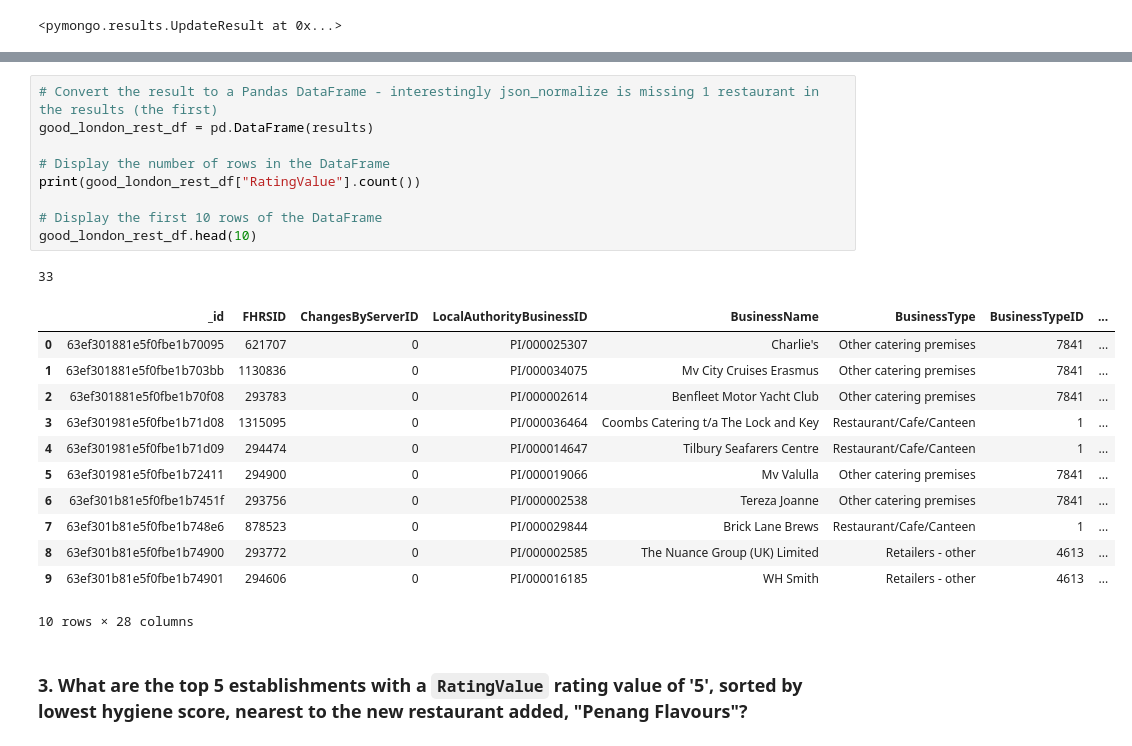
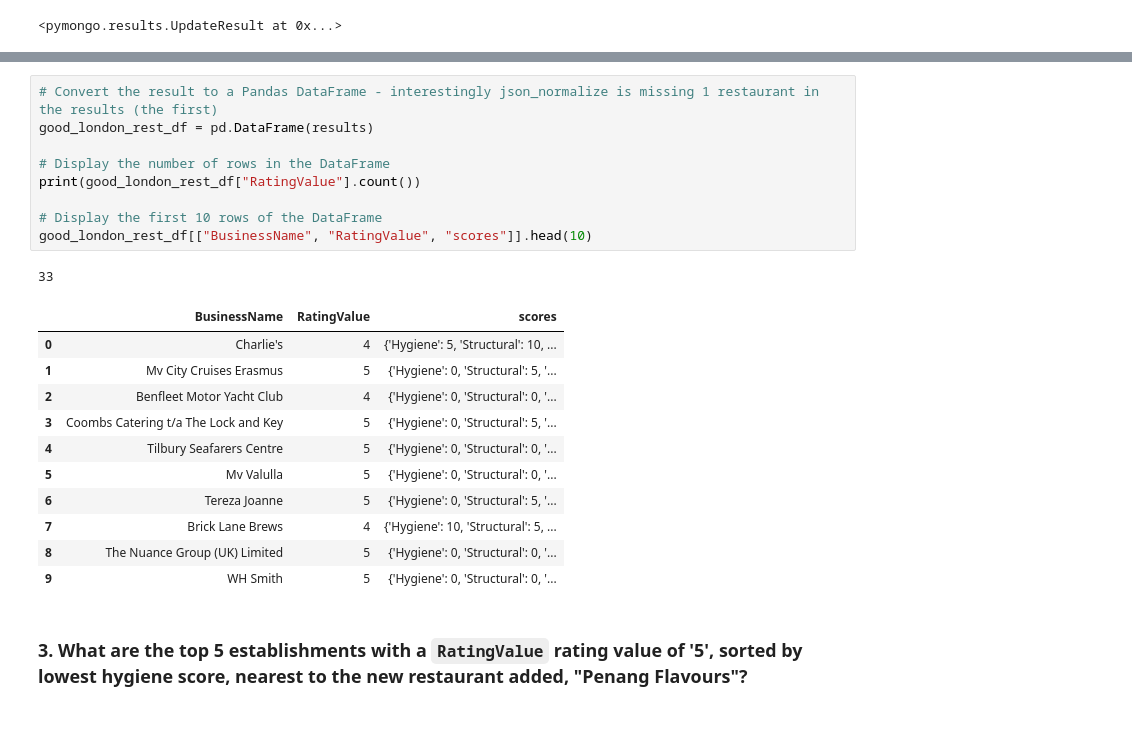
Before and after one commit to truongjo4/nosql-challenge, a Jupyter notebook: Scripts/NoSQL_analysis.ipynb, the cells around one changed output, grey strips where cells are left out. Drawn from its saved outputs; the diff is of its cells as text.

```diff
--- a/Scripts/NoSQL_analysis_starter.ipynb
+++ b/Scripts/NoSQL_analysis.ipynb
@@ -122,26 +123,25 @@ There are 33 restaurants in London with a rating score of 4 or over.
 # %%
 # Convert the result to a Pandas DataFrame - interestingly json_normalize is missing 1 restaurant in the results (the first)
 good_london_rest_df = pd.DataFrame(results)
 
 # Display the number of rows in the DataFrame
 print(good_london_rest_df["RatingValue"].count())
 
 # Display the first 10 rows of the DataFrame
-good_london_rest_df.head(10)
+good_london_rest_df[["BusinessName", "RatingValue", "scores"]].head(10)
 # %% [output]
 33
-|  | _id | FHRSID | ChangesByServerID | LocalAuthorityBusinessID | BusinessName | BusinessType | BusinessTypeID | ... |
-| 0 | 63ef301881e5f0fbe1b70095 | 621707 | 0 | PI/000025307 | Charlie's | Other catering premises | 7841 | ... |
-| 1 | 63ef301881e5f0fbe1b703bb | 1130836 | 0 | PI/000034075 | Mv City Cruises Erasmus | Other catering premises | 7841 | ... |
-| 2 | 63ef301881e5f0fbe1b70f08 | 293783 | 0 | PI/000002614 | Benfleet Motor Yacht Club | Other catering premises | 7841 | ... |
-| 3 | 63ef301981e5f0fbe1b71d08 | 1315095 | 0 | PI/000036464 | Coombs Catering t/a The Lock and Key | Restaurant/Cafe/Canteen | 1 | ... |
-| 4 | 63ef301981e5f0fbe1b71d09 | 294474 | 0 | PI/000014647 | Tilbury Seafarers Centre | Restaurant/Cafe/Canteen | 1 | ... |
-| 5 | 63ef301981e5f0fbe1b72411 | 294900 | 0 | PI/000019066 | Mv Valulla | Other catering premises | 7841 | ... |
-| 6 | 63ef301b81e5f0fbe1b7451f | 293756 | 0 | PI/000002538 | Tereza Joanne | Other catering premises | 7841 | ... |
-| 7 | 63ef301b81e5f0fbe1b748e6 | 878523 | 0 | PI/000029844 | Brick Lane Brews | Restaurant/Cafe/Canteen | 1 | ... |
-| 8 | 63ef301b81e5f0fbe1b74900 | 293772 | 0 | PI/000002585 | The Nuance Group (UK) Limited | Retailers - other | 4613 | ... |
-| 9 | 63ef301b81e5f0fbe1b74901 | 294606 | 0 | PI/000016185 | WH Smith | Retailers - other | 4613 | ... |
+|  | BusinessName | RatingValue | scores |
+| 0 | Charlie's | 4 | {'Hygiene': 5, 'Structural': 10, ... |
+| 1 | Mv City Cruises Erasmus | 5 | {'Hygiene': 0, 'Structural': 5, '... |
+| 2 | Benfleet Motor Yacht Club | 4 | {'Hygiene': 0, 'Structural': 0, '... |
+| 3 | Coombs Catering t/a The Lock and Key | 5 | {'Hygiene': 0, 'Structural': 5, '... |
+| 4 | Tilbury Seafarers Centre | 5 | {'Hygiene': 0, 'Structural': 0, '... |
+| 5 | Mv Valulla | 5 | {'Hygiene': 0, 'Structural': 0, '... |
+| 6 | Tereza Joanne | 5 | {'Hygiene': 0, 'Structural': 5, '... |
+| 7 | Brick Lane Brews | 4 | {'Hygiene': 10, 'Structural': 5, ... |
+| 8 | The Nuance Group (UK) Limited | 5 | {'Hygiene': 0, 'Structural': 0, '... |
+| 9 | WH Smith | 5 | {'Hygiene': 0, 'Structural': 0, '... |
-10 rows × 28 columns
 # %% [markdown]
 ### 3. What are the top 5 establishments with a `RatingValue` rating value of '5', sorted by lowest hygiene score, nearest to the new restaurant added, "Penang Flavours"?
 # %%
```
Also changed, not shown: parts of 1 cell of this notebook.
